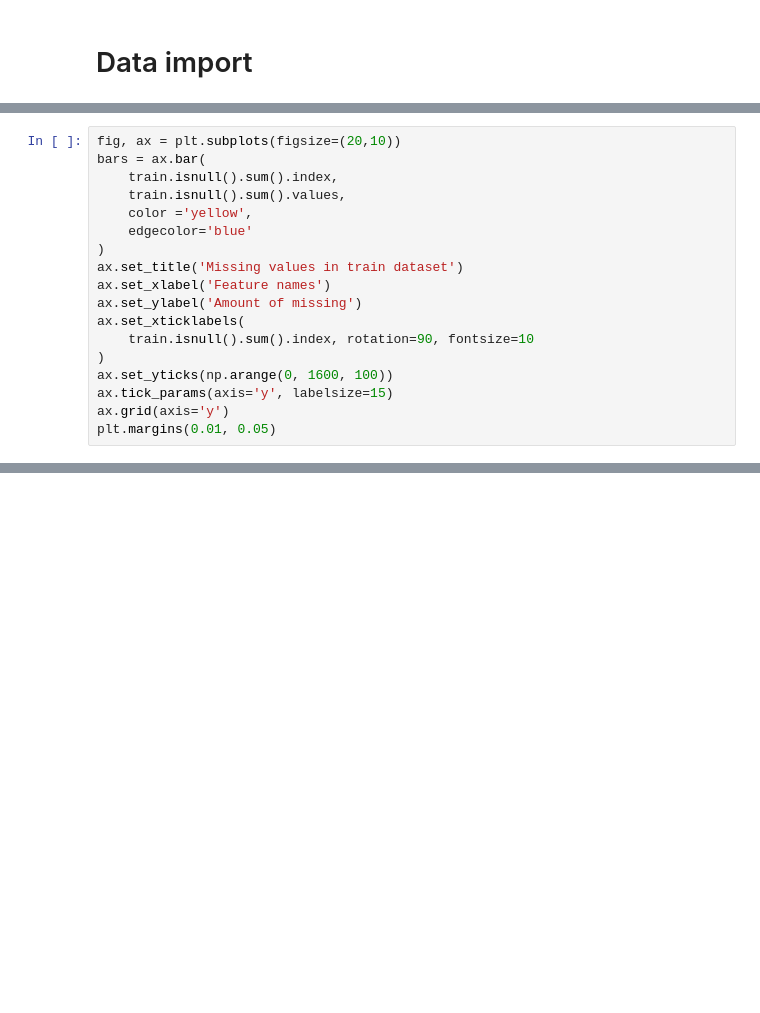
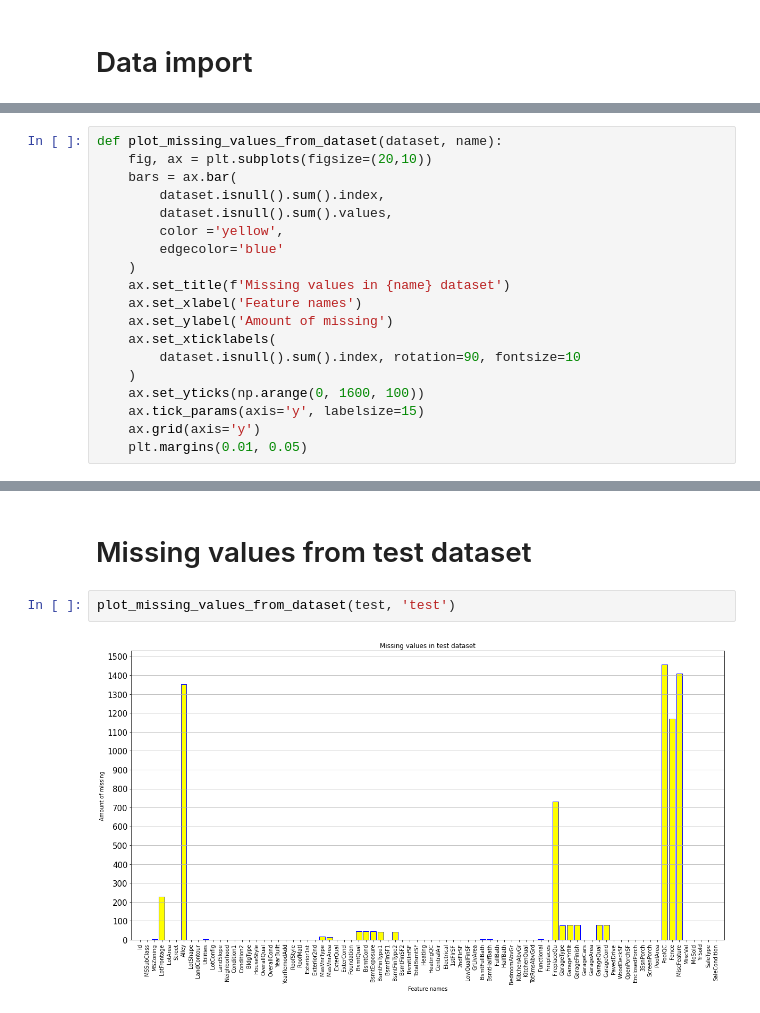
Before and after one commit to milssky/Kaggle_houses_competition, a Jupyter notebook: houses_submission.ipynb, the cells around one changed output, grey strips where cells are left out. Cells and saved outputs as stored; diff of their text form; blank space fills up the shorter version.

```diff
--- a/houses_submission.ipynb
+++ b/houses_submission.ipynb
@@ -34,18 +21,19 @@ memory usage: 924.0+ KB
 # %%
-fig, ax = plt.subplots(figsize=(20,10))
-bars = ax.bar(
-    train.isnull().sum().index,
-    train.isnull().sum().values,
-    color ='yellow',
-    edgecolor='blue'
-)
-ax.set_title('Missing values in train dataset')
-ax.set_xlabel('Feature names')
-ax.set_ylabel('Amount of missing')
-ax.set_xticklabels(
-    train.isnull().sum().index, rotation=90, fontsize=10
-)
-ax.set_yticks(np.arange(0, 1600, 100))
-ax.tick_params(axis='y', labelsize=15)
-ax.grid(axis='y')
-plt.margins(0.01, 0.05)
+def plot_missing_values_from_dataset(dataset, name):
+    fig, ax = plt.subplots(figsize=(20,10))
+    bars = ax.bar(
+        dataset.isnull().sum().index,
+        dataset.isnull().sum().values,
+        color ='yellow',
+        edgecolor='blue'
+    )
+    ax.set_title(f'Missing values in {name} dataset')
+    ax.set_xlabel('Feature names')
+    ax.set_ylabel('Amount of missing')
+    ax.set_xticklabels(
+        dataset.isnull().sum().index, rotation=90, fontsize=10
+    )
+    ax.set_yticks(np.arange(0, 1600, 100))
+    ax.tick_params(axis='y', labelsize=15)
+    ax.grid(axis='y')
+    plt.margins(0.01, 0.05)
@@ -64,0 +46,6 @@ array([   0,    0,    0,  259,    0,    0, 1369,    0,    0,    0,    0,
+# %% [markdown]
+# Missing values from test dataset
+# %%
+plot_missing_values_from_dataset(test, 'test')
+# %% [output]
+[figure, added]
```
Also changed, not shown: parts of 27 cells of this notebook, 5 other files.
